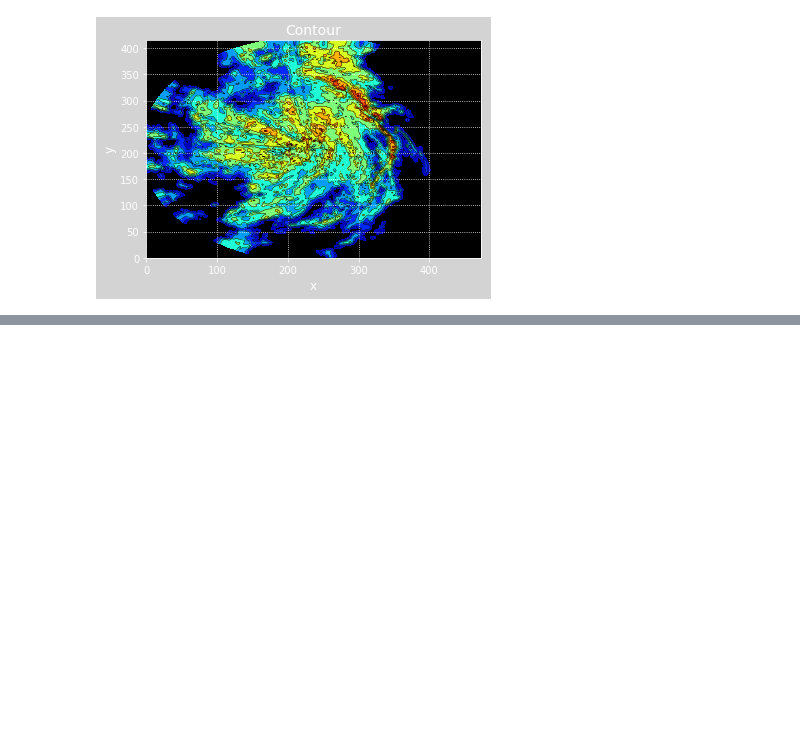
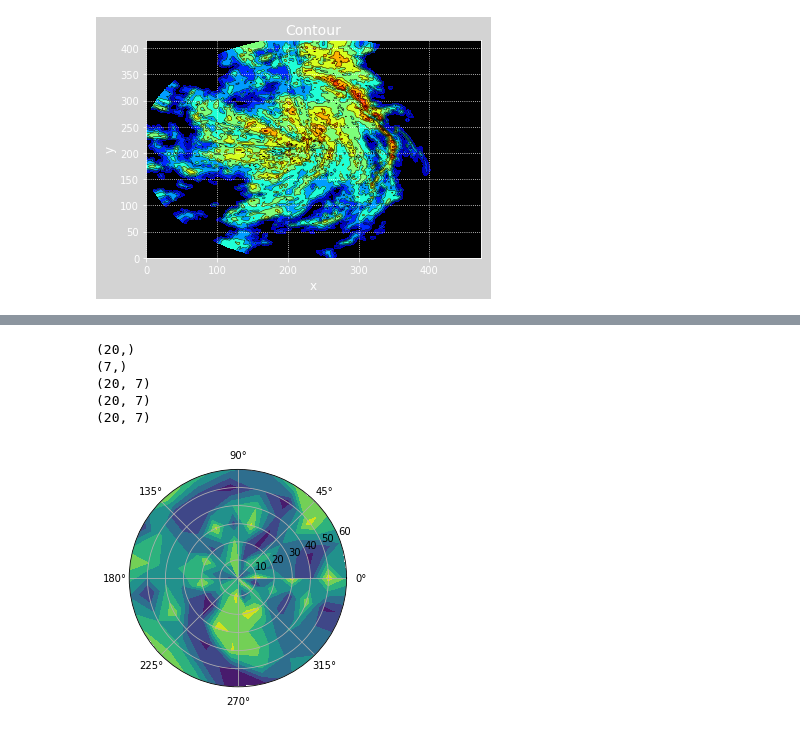
Before and after one commit to liyuan3970/study_demo, a Jupyter notebook: met_plot/rader/pup/test_demo.ipynb, the cells around one changed output, grey strips where cells are left out. Cells and saved outputs as stored; diff of their text form; code cells hidden in the pictures; blank space fills up the shorter version.

```diff
--- a/met_plot/rader/pup/test_demo.ipynb
+++ b/met_plot/rader/pup/test_demo.ipynb
@@ -148,0 +183,28 @@ REF
+# %%
+import numpy as np
+import matplotlib.pyplot as plt
+
+#-- Generate Data -----------------------------------------
+# Using linspace so that the endpoint of 360 is included...
+azimuths = np.radians(np.linspace(0, 360, 20))
+zeniths = np.arange(0, 70, 10)
+print(azimuths.shape)
+print(zeniths.shape)
+r, theta = np.meshgrid(zeniths, azimuths)
+values = np.random.random((azimuths.size, zeniths.size))
+print(values.shape)
+
+#-- Plot... ------------------------------------------------
+fig, ax = plt.subplots(subplot_kw=dict(projection='polar'))
+print(r.shape)
+print(theta.shape)
+ax.contourf(theta, r, values)
+
+plt.show()
+# %% [output]
+(20,)
+(7,)
+(20, 7)
+(20, 7)
+(20, 7)
+[figure, added]
```
Also changed, not shown: parts of 2 cells of this notebook.
